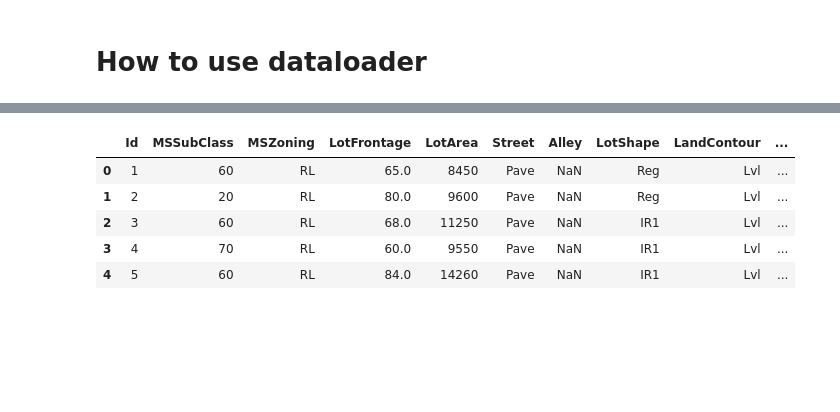
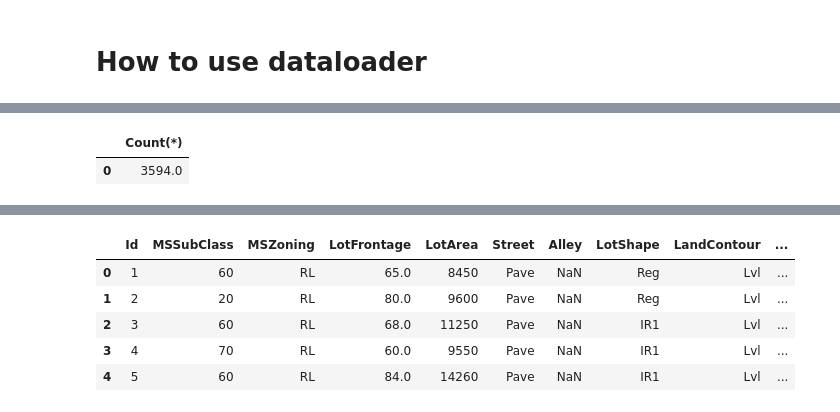
Before and after one commit to Yukimura66/sklearn2vantage, a Jupyter notebook: HowToUseDataloader.ipynb, the cells around one changed output, grey strips where cells are left out. Drawn from its saved outputs; the diff is of its cells as text; code cells hidden in the pictures; blank space fills up the shorter version.

```diff
--- a/HowToUseDataloader.ipynb
+++ b/HowToUseDataloader.ipynb
@@ -43,0 +73,5 @@ Job jobtmp completed successfully
+# %%
+pd.read_sql_query("select count(*) from tdload_digits", engine)
+# %% [output]
+|  | Count(*) |
+| 0 | 3594.0 |
```
Also changed, not shown: parts of 16 cells of this notebook, 1 other file.
